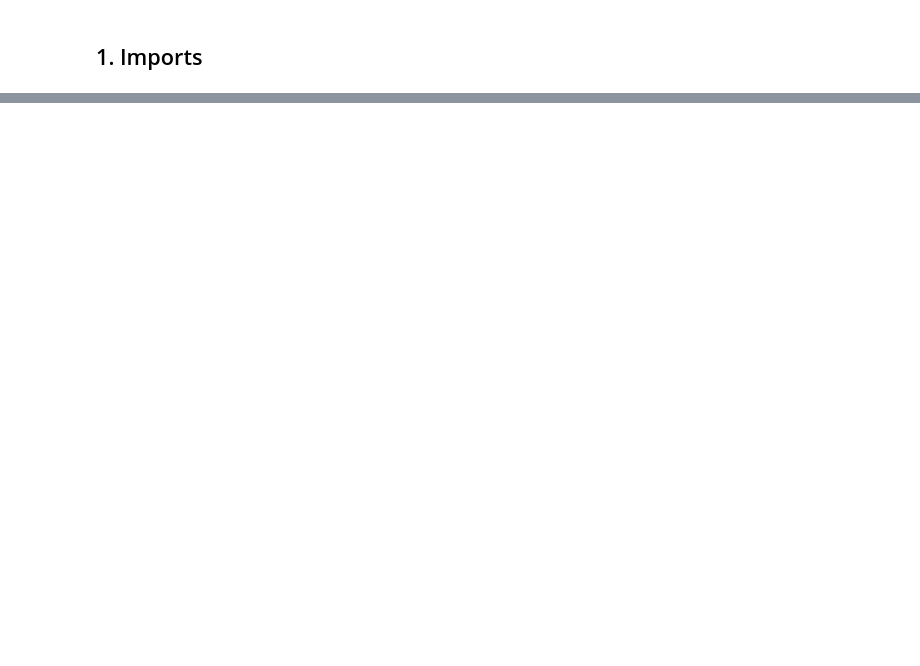
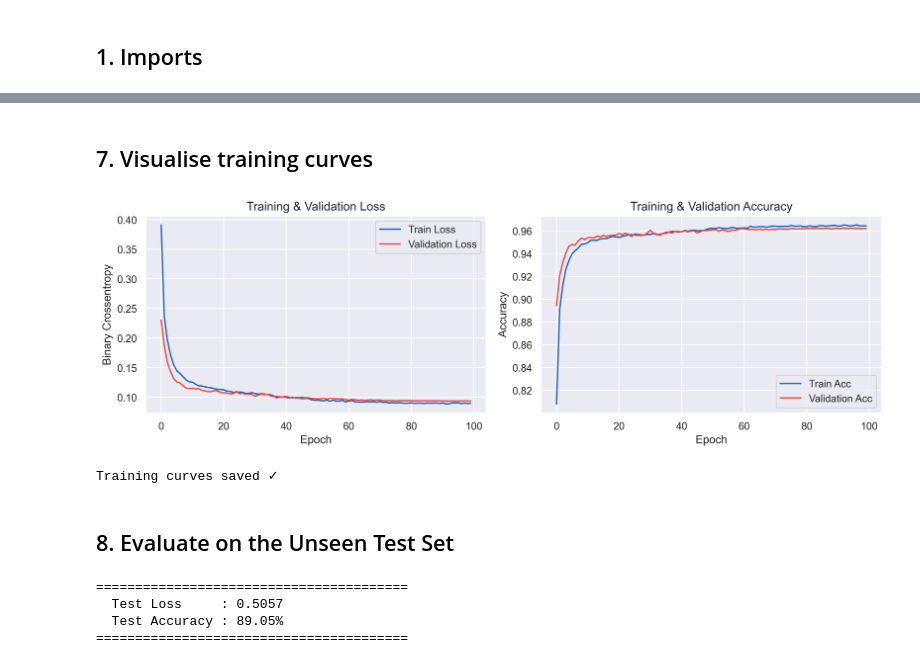
Before and after one commit to SparshKapoor-CODER/IDS-Project, a Jupyter notebook: Model_Notebooks/02_model_training.ipynb, the cells around one changed output, grey strips where cells are left out. Saved outputs shown, nothing was run; the diff lists cells and outputs as text; code cells hidden in the pictures; blank space fills up the shorter version.

```diff
--- a/Model_Notebooks/02_model_training.ipynb
+++ b/Model_Notebooks/02_model_training.ipynb
@@ -496,0 +44,9 @@ print('  Goal: compress this model for Raspberry Pi deployment')
+# %%
+# ── CHANGE THESE to match your folder structure ───────────────────────────────
+BASE_DIR      = "../"  # root of your project
+ARTIFACTS_DIR = os.path.join(BASE_DIR, 'artifacts')
+MODEL_DIR     = os.path.join(ARTIFACTS_DIR, 'models')
+# ─────────────────────────────────────────────────────────────────────────────
+
+os.makedirs(MODEL_DIR, exist_ok=True)
+print(f'Models will be saved to: {MODEL_DIR} ✓')
@@ -496,0 +189,12 @@ print('  Goal: compress this model for Raspberry Pi deployment')
+# %%
+BATCH_SIZE = 256
+EPOCHS     = 100  # Early stopping will likely halt this earlier
+
+history = model.fit(
+    X_train, y_train,
+    validation_data=(X_val, y_val),
+    epochs=EPOCHS,
+    batch_size=BATCH_SIZE,
+    callbacks=callbacks,
+    verbose=1
+)
@@ -496,0 +219,41 @@ print('  Goal: compress this model for Raspberry Pi deployment')
+# %% [markdown]
+## 7. Visualise training curves
+# %%
+fig, (ax1, ax2) = plt.subplots(1, 2, figsize=(12, 4))
+
+# Loss Plot
+ax1.plot(history.history['loss'], label='Train Loss', color='#1565C0')
+ax1.plot(history.history['val_loss'], label='Validation Loss', color='#F44336')
+ax1.set_title('Training & Validation Loss')
+ax1.set_xlabel('Epoch')
+ax1.set_ylabel('Binary Crossentropy')
+ax1.legend()
+
+# Accuracy Plot
+ax2.plot(history.history['accuracy'], label='Train Acc', color='#1565C0')
+ax2.plot(history.history['val_accuracy'], label='Validation Acc', color='#F44336')
+ax2.set_title('Training & Validation Accuracy')
+ax2.set_xlabel('Epoch')
+ax2.set_ylabel('Accuracy')
+ax2.legend()
+
+plt.tight_layout()
+plt.savefig(os.path.join(ARTIFACTS_DIR, 'training_curves.png'), bbox_inches='tight')
+plt.show()
+print('Training curves saved ✓')
+# %% [output]
+[figure, added]
+Training curves saved ✓
+# %% [markdown]
+## 8. Evaluate on the Unseen Test Set
+# %%
+test_loss, test_acc = model.evaluate(X_test, y_test, verbose=0)
+print("=" * 40)
+print(f"  Test Loss     : {test_loss:.4f}")
+print(f"  Test Accuracy : {test_acc*100:.2f}%")
+print("=" * 40)
+# %% [output]
+========================================
+  Test Loss     : 0.5057
+  Test Accuracy : 89.05%
+========================================
```
Also changed, not shown: parts of 35 cells of this notebook, 16 other files.
